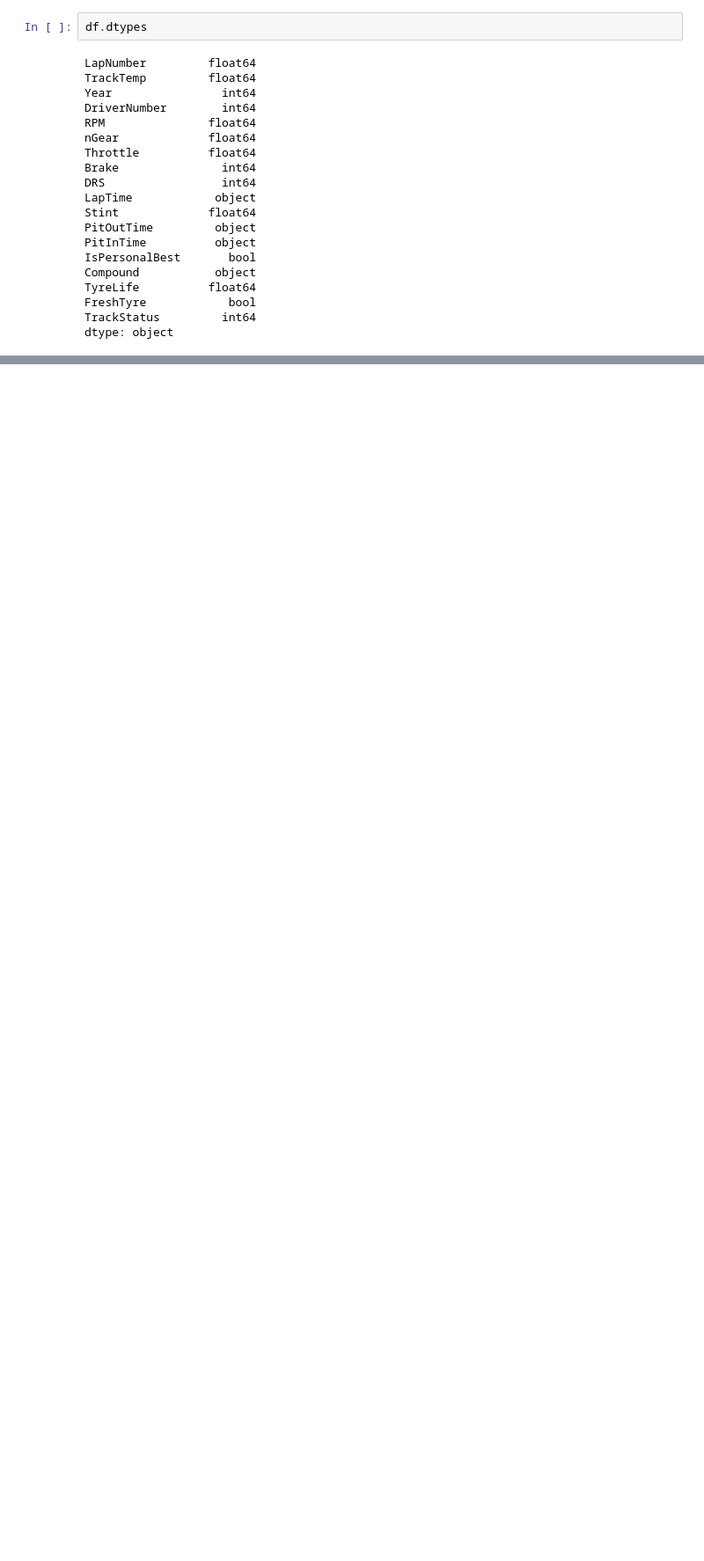
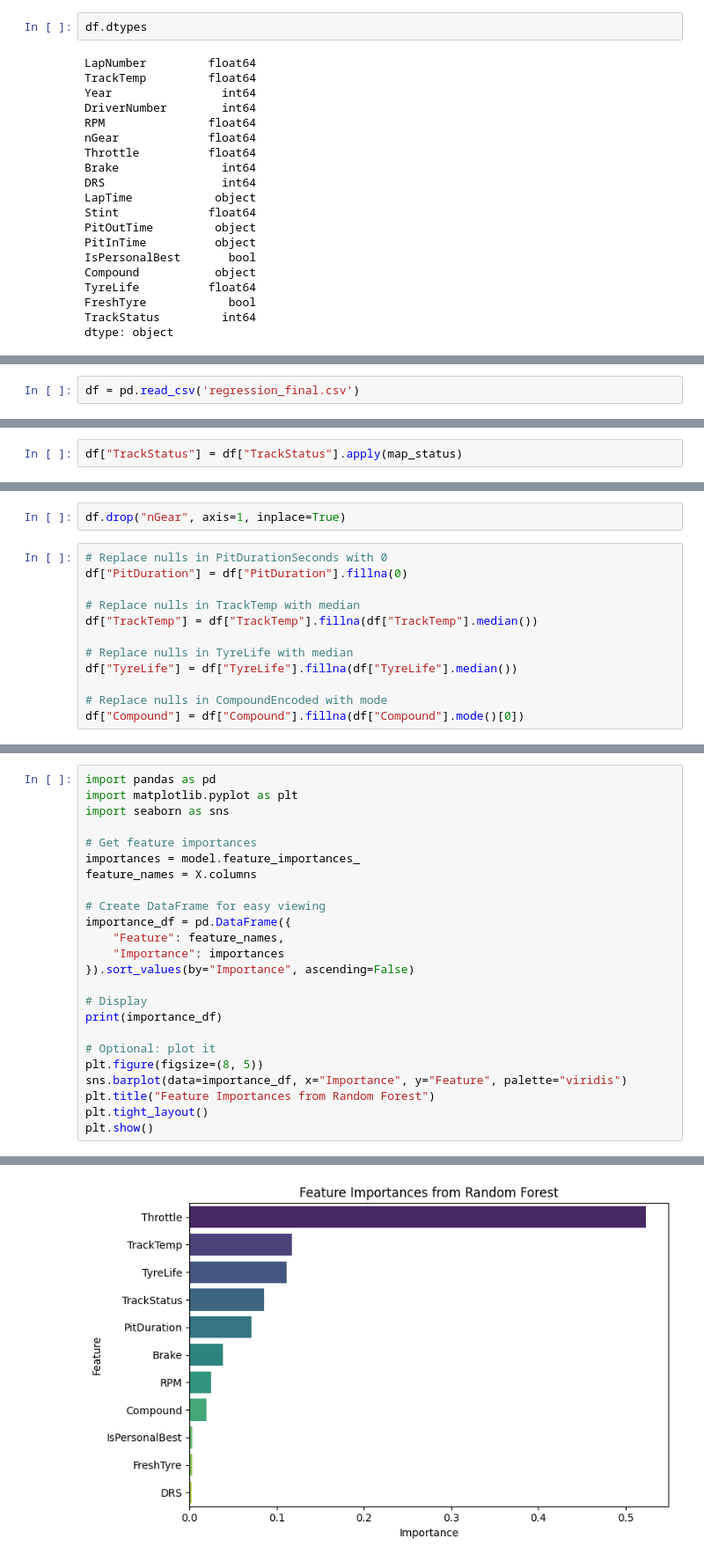
Before and after one commit to JigyashuSaravta/2025Spring_Final_F1, a Jupyter notebook: Fastf1/regression_fastf1.ipynb, the cells around one changed output, grey strips where cells are left out. Shown at 88% size. Saved outputs shown, nothing was run; the diff lists cells and outputs as text; blank space fills up the shorter version.

Commit message:
added cleaning and regression code to regression_fastf1.ipynb and made regression_final.csv

```diff
--- a/Fastf1/regression_fastf1.ipynb
+++ b/Fastf1/regression_fastf1.ipynb
@@ -140,0 +259,2 @@ df[["DriverNumber", "Stint", "LapNumber", "PitInTime", "PitOutTime", "PitDuratio
+# %%
+df = pd.read_csv('regression_final.csv')
@@ -140,0 +292,2 @@ df[["DriverNumber", "Stint", "LapNumber", "PitInTime", "PitOutTime", "PitDuratio
+# %%
+df["TrackStatus"] = df["TrackStatus"].apply(map_status)
@@ -140,0 +344,14 @@ df[["DriverNumber", "Stint", "LapNumber", "PitInTime", "PitOutTime", "PitDuratio
+# %%
+df.drop("nGear", axis=1, inplace=True)
+# %%
+# Replace nulls in PitDurationSeconds with 0
+df["PitDuration"] = df["PitDuration"].fillna(0)
+
+# Replace nulls in TrackTemp with median
+df["TrackTemp"] = df["TrackTemp"].fillna(df["TrackTemp"].median())
+
+# Replace nulls in TyreLife with median
+df["TyreLife"] = df["TyreLife"].fillna(df["TyreLife"].median())
+
+# Replace nulls in CompoundEncoded with mode
+df["Compound"] = df["Compound"].fillna(df["Compound"].mode()[0])
@@ -140,0 +478,25 @@ df[["DriverNumber", "Stint", "LapNumber", "PitInTime", "PitOutTime", "PitDuratio
+# %%
+import pandas as pd
+import matplotlib.pyplot as plt
+import seaborn as sns
+
+# Get feature importances
+importances = model.feature_importances_
+feature_names = X.columns
+
+# Create DataFrame for easy viewing
+importance_df = pd.DataFrame({
+    "Feature": feature_names,
+    "Importance": importances
+}).sort_values(by="Importance", ascending=False)
+
+# Display
+print(importance_df)
+
+# Optional: plot it
+plt.figure(figsize=(8, 5))
+sns.barplot(data=importance_df, x="Importance", y="Feature", palette="viridis")
+plt.title("Feature Importances from Random Forest")
+plt.tight_layout()
+plt.show()
+# %% [output]
@@ -140,0 +518 @@ df[["DriverNumber", "Stint", "LapNumber", "PitInTime", "PitOutTime", "PitDuratio
+[figure, added]
```
Also changed, not shown: parts of 30 cells of this notebook, 1 other file.
